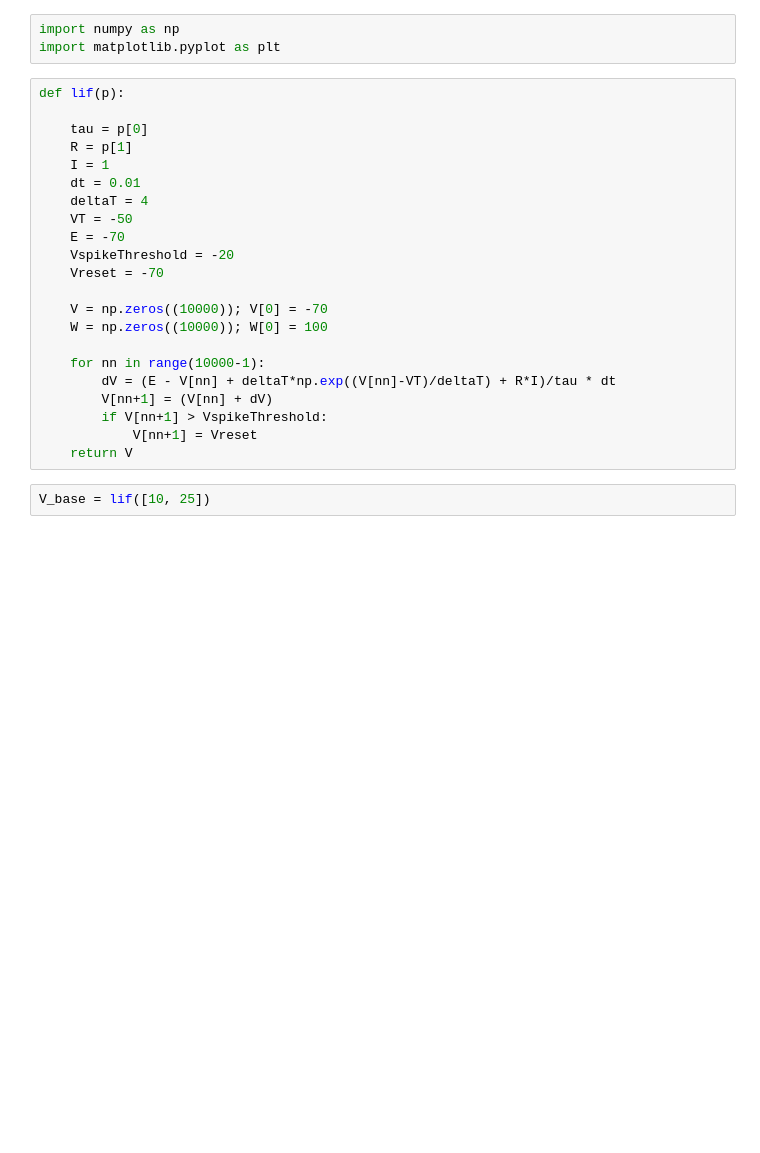
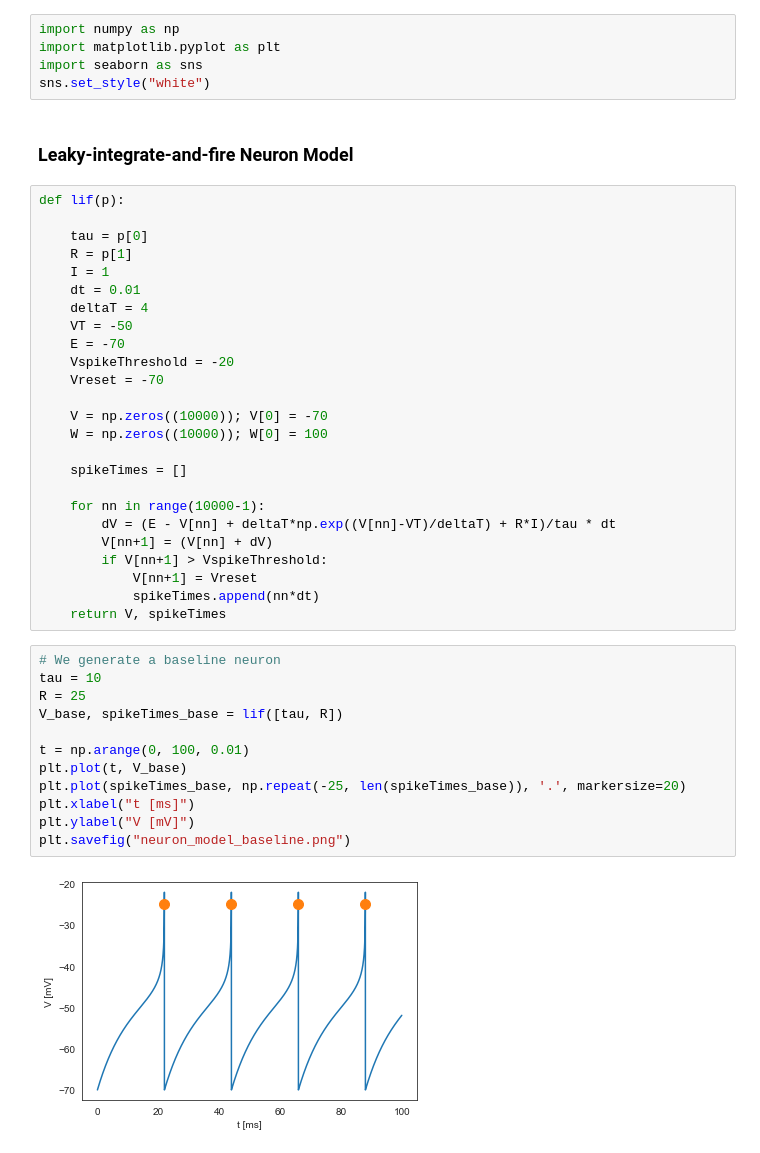
Before and after one commit to AlexGit90/gaNeuronModelOptimization, a Jupyter notebook: main.ipynb, the cells around one changed output. Cells and saved outputs as stored; diff of their text form; blank space fills up the shorter version.

```diff
--- a/main.ipynb
+++ b/main.ipynb
@@ -1,6 +1,10 @@
 # %%
 import numpy as np
 import matplotlib.pyplot as plt
+import seaborn as sns
+sns.set_style("white")
+# %% [markdown]
+### Leaky-integrate-and-fire Neuron Model
 # %%
 def lif(p):
 
@@ -17,11 +21,26 @@ def lif(p):
     V = np.zeros((10000)); V[0] = -70
     W = np.zeros((10000)); W[0] = 100
 
+    spikeTimes = []
+
     for nn in range(10000-1):
         dV = (E - V[nn] + deltaT*np.exp((V[nn]-VT)/deltaT) + R*I)/tau * dt
         V[nn+1] = (V[nn] + dV)
         if V[nn+1] > VspikeThreshold:
             V[nn+1] = Vreset
-    return V
+            spikeTimes.append(nn*dt)
+    return V, spikeTimes
-# %%
-V_base = lif([10, 25])
+# %%
+# We generate a baseline neuron
+tau = 10
+R = 25
+V_base, spikeTimes_base = lif([tau, R])
+
+t = np.arange(0, 100, 0.01)
+plt.plot(t, V_base)
+plt.plot(spikeTimes_base, np.repeat(-25, len(spikeTimes_base)), '.', markersize=20)
+plt.xlabel("t [ms]")
+plt.ylabel("V [mV]")
+plt.savefig("neuron_model_baseline.png")
+# %% [output]
+[figure, added]
```
Also changed, not shown: parts of 8 cells of this notebook, 1 other file.
